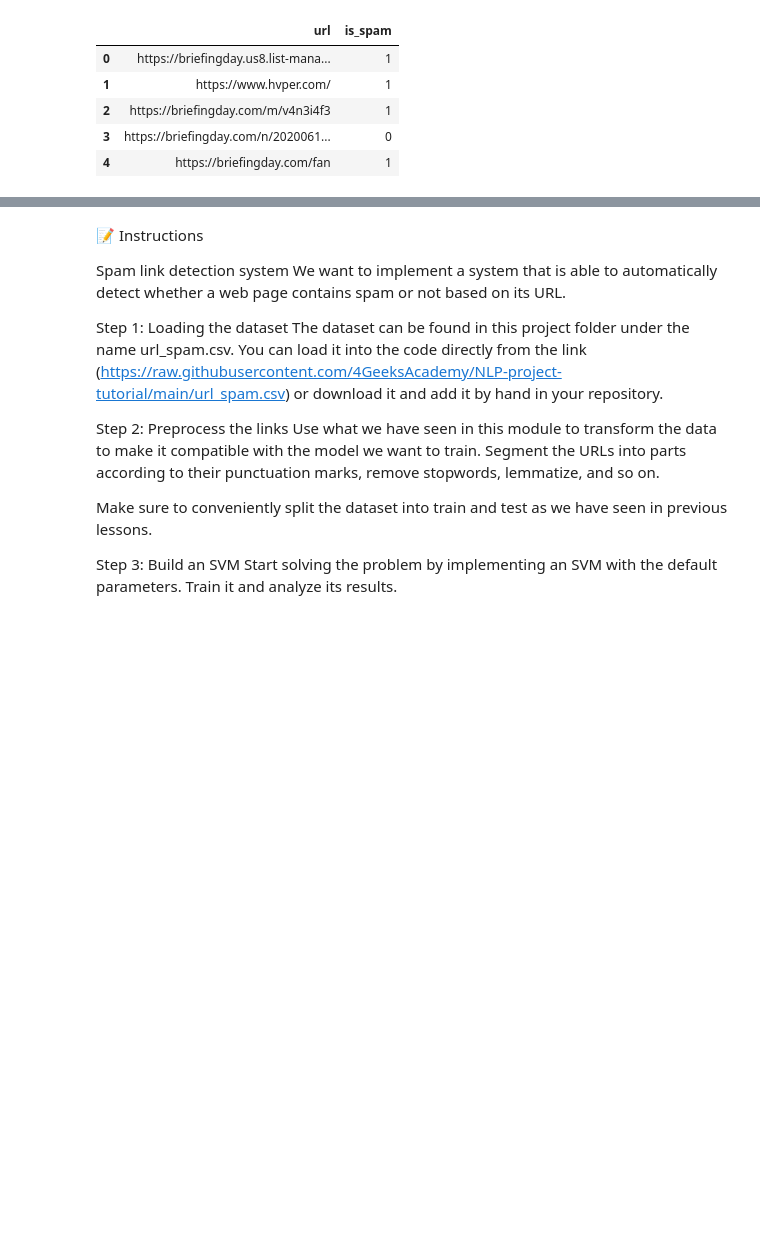
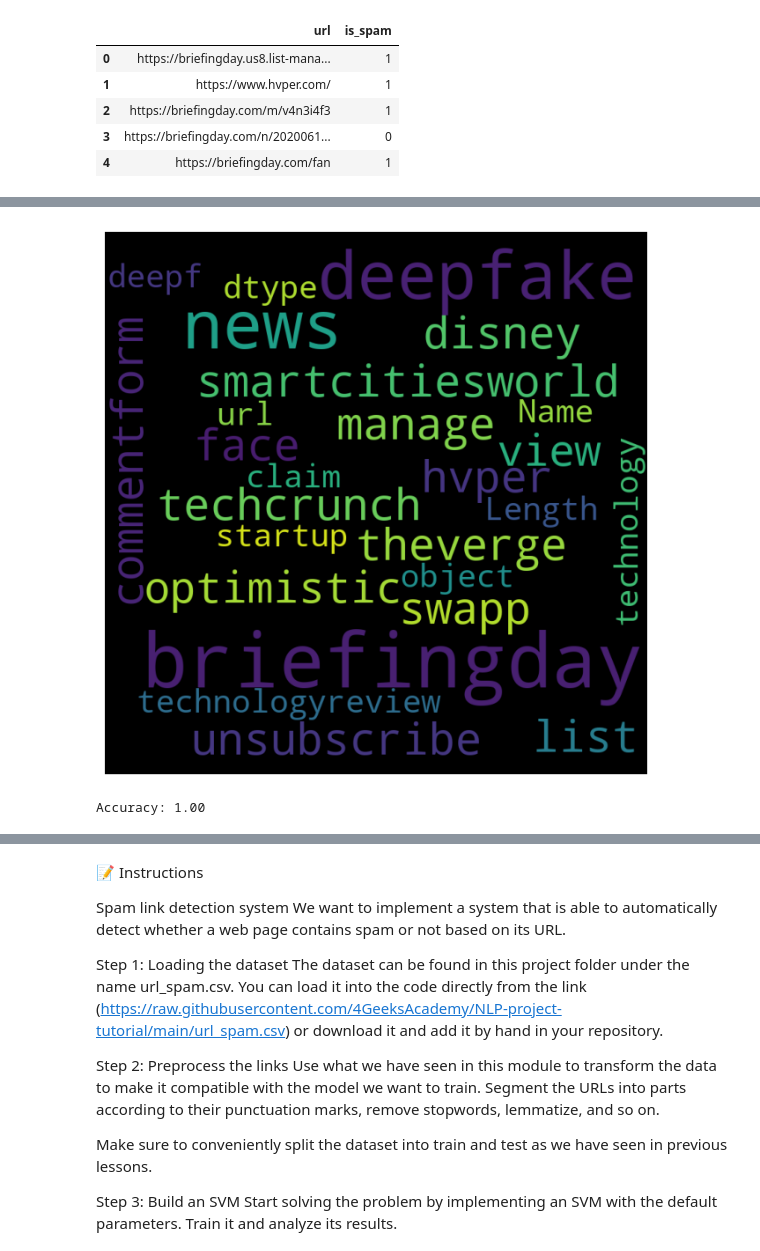
Before and after one commit to 4GeeksAcademy/Kransky_85_NLP-Project, a Jupyter notebook: src/explore.ipynb, the cells around one changed output, grey strips where cells are left out. Drawn from its saved outputs; the diff is of its cells as text; code cells hidden in the pictures; blank space fills up the shorter version.

```diff
--- a/src/explore.ipynb
+++ b/src/explore.ipynb
@@ -24,3 +24,10 @@ total_data.head()
 | 2 | https://briefingday.com/m/v4n3i4f3 | 1 |
 | 3 | https://briefingday.com/n/2020061... | 0 |
 | 4 | https://briefingday.com/fan | 1 |
+# %%
+# Checking to see if any duplicates exist in the dataset
+
+print(total_data.shape)
+total_data = total_data.drop_duplicates()
+total_data = total_data.reset_index(inplace = False, drop = True)
+total_data.shape
@@ -26,0 +77,20 @@ total_data.head()
+# %%
+# Implementing the next steps of the preprossing (tokenization, eliminating stop words, and lemmatizing)
+
+from nltk import download
+from nltk.corpus import stopwords
+from nltk.stem import WordNetLemmatizer
+download("wordnet")
+lemmatizer = WordNetLemmatizer()
+
+download("stopwords")
+stop_words = stopwords.words("english")
+
+def lemmatize_text(words, lemmatizer = lemmatizer):
+    tokens = [lemmatizer.lemmatize(word) for word in words]
+    tokens = [word for word in tokens if word not in stop_words]
+    tokens = [word for word in tokens if len(word) > 3]
+    return tokens
+
+total_data["url"] = total_data["url"].apply(lemmatize_text)
+total_data.head()
@@ -26,0 +108,49 @@ total_data.head()
+# %%
+# Importing WordCloud and Matplotlib to get a sense of the commonly used words associated with these URLs.
+
+import matplotlib.pyplot as plt
+from wordcloud import WordCloud
+
+wordcloud = WordCloud(width = 800, height = 800, background_color = "black", max_words = 1000, min_font_size = 20, random_state = 42)\
+    .generate(str(total_data["url"]))
+
+fig = plt.figure(figsize = (8, 8), facecolor = None)
+plt.imshow(wordcloud)
+plt.axis("off")
+plt.show()
+# %% [output]
+[figure, added]
+# %%
+# Introducing a pipeline to the cleaned dataset
+
+from sklearn.pipeline import Pipeline
+from sklearn.datasets import load_iris
+from sklearn.model_selection import train_test_split
+from sklearn.preprocessing import StandardScaler
+from sklearn.linear_model import LogisticRegression
+
+# Load a dataset
+total_data = load_iris()
+X = total_data.data
+y = total_data.target
+
+# Split the dataset into training and testing sets
+X_train, X_test, y_train, y_test = train_test_split(X, y, test_size=0.2, random_state=42)
+
+# Create a pipeline
+pipe = Pipeline([
+    ('scaler', StandardScaler()),  # Preprocessing step
+    ('classifier', LogisticRegression())  # Estimator
+])
+
+# Train the model using the pipeline
+pipe.fit(X_train, y_train)
+
+# Use the pipeline to make predictions
+predictions = pipe.predict(X_test)
+
+# Optionally, evaluate the model
+from sklearn.metrics import accuracy_score
+print(f"Accuracy: {accuracy_score(y_test, predictions):.2f}")
+# %% [output]
+Accuracy: 1.00
```
Also changed, not shown: parts of 7 cells of this notebook.
